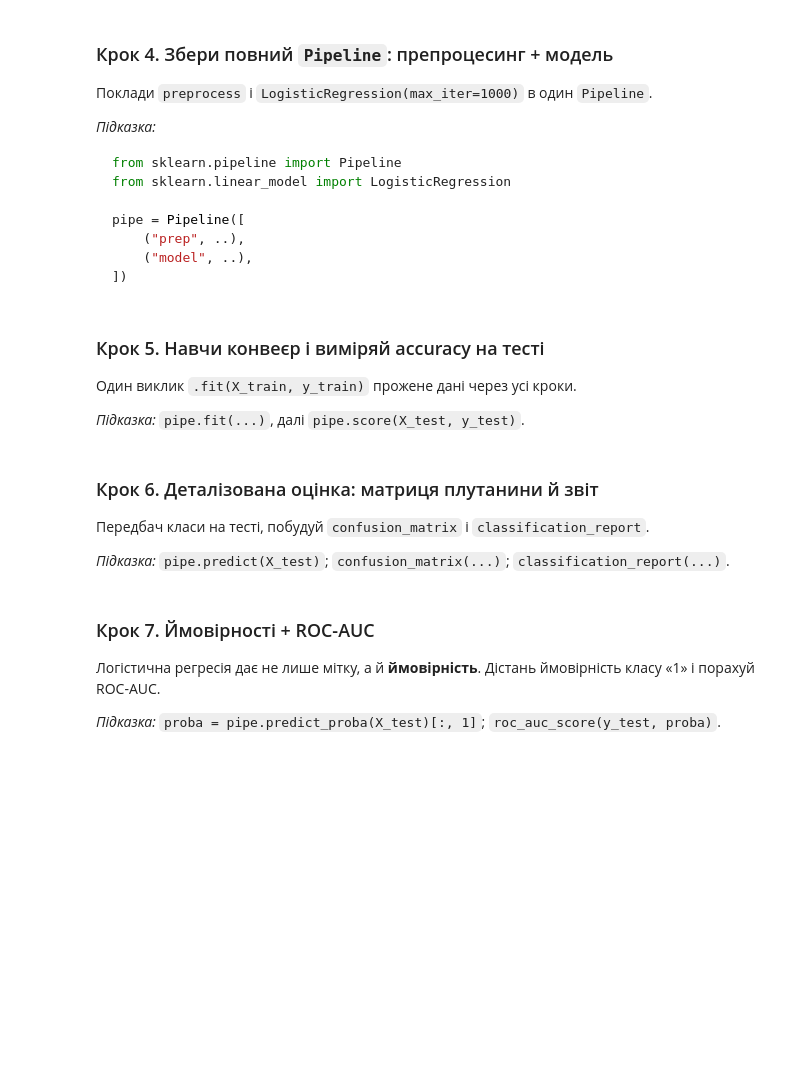
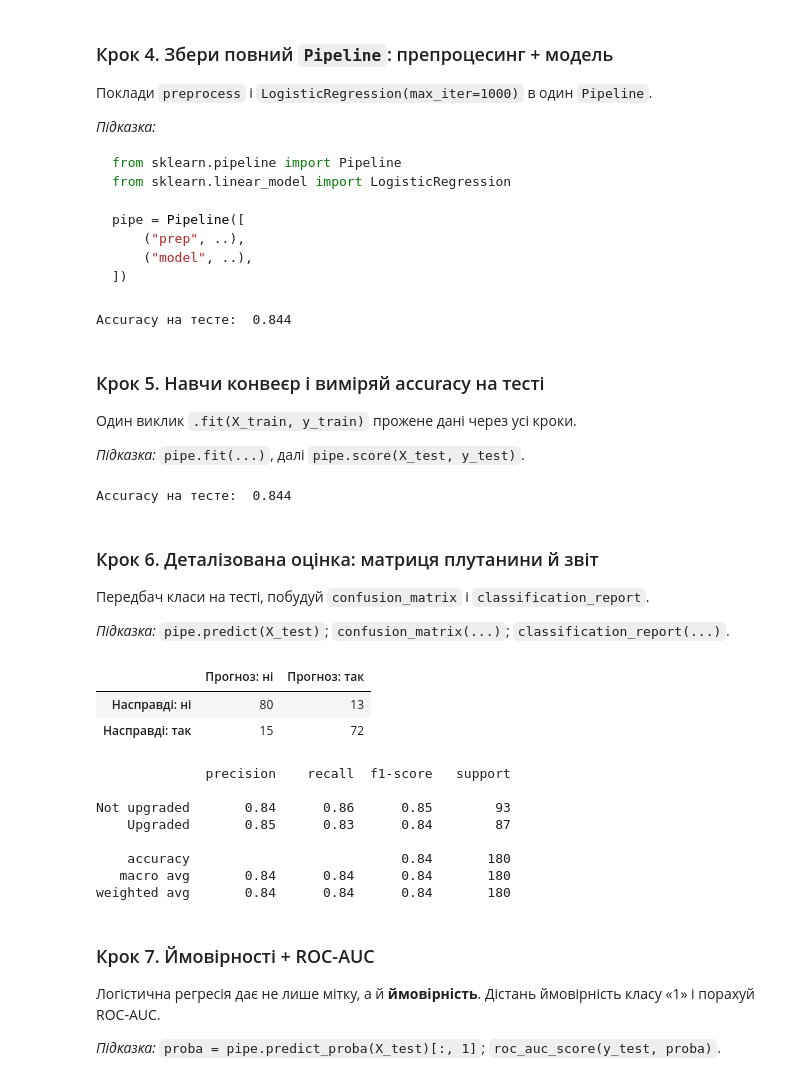
Before and after one commit to NatalieAleksandrova2026/DTA_2026, a Jupyter notebook: ML/logreg_pipeline_TASKS.ipynb, the cells around one changed output. Cells and saved outputs as stored; diff of their text form; code cells hidden in the pictures; blank space fills up the shorter version.

```diff
--- a/ML/logreg_pipeline_TASKS.ipynb
+++ b/ML/logreg_pipeline_TASKS.ipynb
@@ -84,8 +117,16 @@ clients.head()
 from sklearn.model_selection import train_test_split
 
 # TODO: створи X, y та зроби поділ
-X =
-y =
+X = clients[['age', 'tenure', 'usage', 'support', 'plan', 'region']]
+y = clients['upgraded']
+
+X_train, X_test, y_train, y_test = train_test_split(
+    X, y,
+    test_size=0.2,
+    random_state=RANDOM_STATE,
+    stratify=y
+
+)
 # %% [markdown]
 ### Крок 3. Опиши, що робити з кожним типом стовпців (`ColumnTransformer`)
 Числові — **масштабувати** (`StandardScaler`); категорійні — **One-Hot** (`OneHotEncoder`).
@@ -109,6 +150,14 @@ from sklearn.compose import ColumnTransformer
 from sklearn.preprocessing import StandardScaler, OneHotEncoder
 
 # TODO: задай num_cols, cat_cols і збери preprocess
+
+num_cols = ['age', 'tenure', 'usage', 'support']
+cat_cols = ['plan', 'region']
+
+preprocess = ColumnTransformer([
+    ('num', StandardScaler(), num_cols),
+    ('cat', OneHotEncoder(), cat_cols)
+])
 # %% [markdown]
 ### Крок 4. Збери повний `Pipeline`: препроцесинг + модель
 Поклади `preprocess` і `LogisticRegression(max_iter=1000)` в один `Pipeline`.
@@ -128,6 +177,12 @@ from sklearn.pipeline import Pipeline
 from sklearn.linear_model import LogisticRegression
 
 # TODO: збери pipe
+pipe = Pipeline([
+    ('prep', preprocess),
+    ('model', LogisticRegression(max_iter=1000))
+])
+# %% [output]
+Accuracy на тесте:  0.844
 # %% [markdown]
 ### Крок 5. Навчи конвеєр і виміряй accuracy на тесті
 Один виклик `.fit(X_train, y_train)` прожене дані через усі кроки.
@@ -135,6 +190,11 @@ from sklearn.linear_model import LogisticRegression
 *Підказка:* `pipe.fit(...)`, далі `pipe.score(X_test, y_test)`.
 # %%
 # TODO: навчи pipe і виведи accuracy на тесті
+pipe.fit(X_train, y_train)
+
+print('Accuracy на тесте: ', round(pipe.score(X_test, y_test), 3))
+# %% [output]
+Accuracy на тесте:  0.844
 # %% [markdown]
 ### Крок 6. Деталізована оцінка: матриця плутанини й звіт
 Передбач класи на тесті, побудуй `confusion_matrix` і `classification_report`.
@@ -147,3 +203,30 @@ from sklearn.metrics import confusion_matrix, classification_report
+# %%
+from sklearn.metrics import confusion_matrix, classification_report
+y_pred = pipe.predict(X_test)
+
+# TODO: передбач, виведи матрицю плутанини та звіт
+
+
+cm = pd.DataFrame(confusion_matrix(y_test, y_pred),
+                  index=["Насправді: ні", "Насправді: так"],
+                  columns=["Прогноз: ні", "Прогноз: так"])
+classification_report(y_test, y_pred, target_names=["Насправді: ні", "Насправді: так"])
+
+display(cm)
+
+print(classification_report(y_test, y_pred, target_names=["Not upgraded", "Upgraded"]))
+# %% [output]
+|  | Прогноз: ні | Прогноз: так |
+| Насправді: ні | 80 | 13 |
+| Насправді: так | 15 | 72 |
+              precision    recall  f1-score   support
+
+Not upgraded       0.84      0.86      0.85        93
+    Upgraded       0.85      0.83      0.84        87
+
+    accuracy                           0.84       180
+   macro avg       0.84      0.84      0.84       180
+weighted avg       0.84      0.84      0.84       180
 # %% [markdown]
 ### Крок 7. Ймовірності + ROC-AUC
 Логістична регресія дає не лише мітку, а й **ймовірність**. Дістань ймовірність класу «1» і порахуй ROC-AUC.
```
Also changed, not shown: parts of 7 cells of this notebook.
